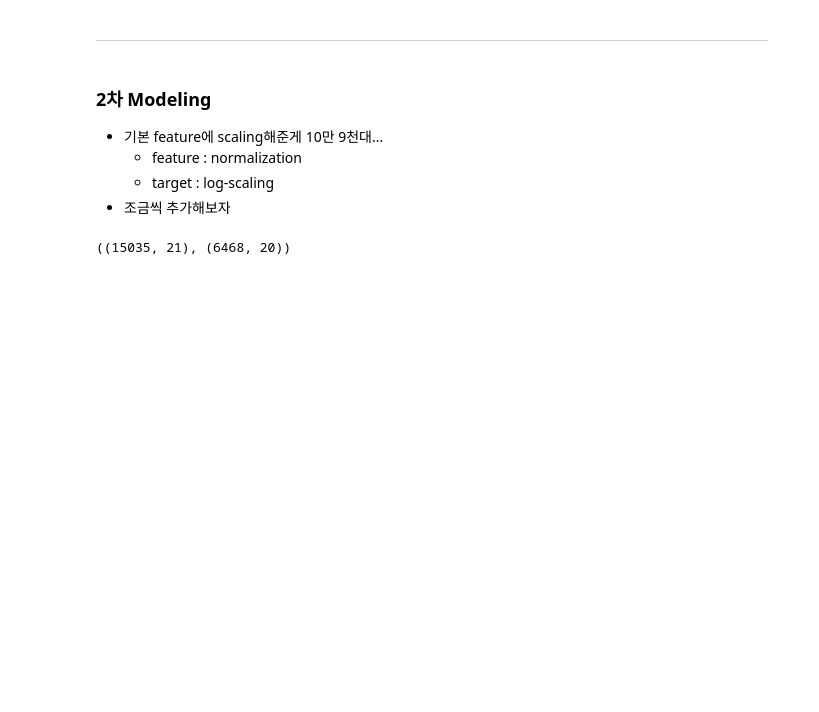
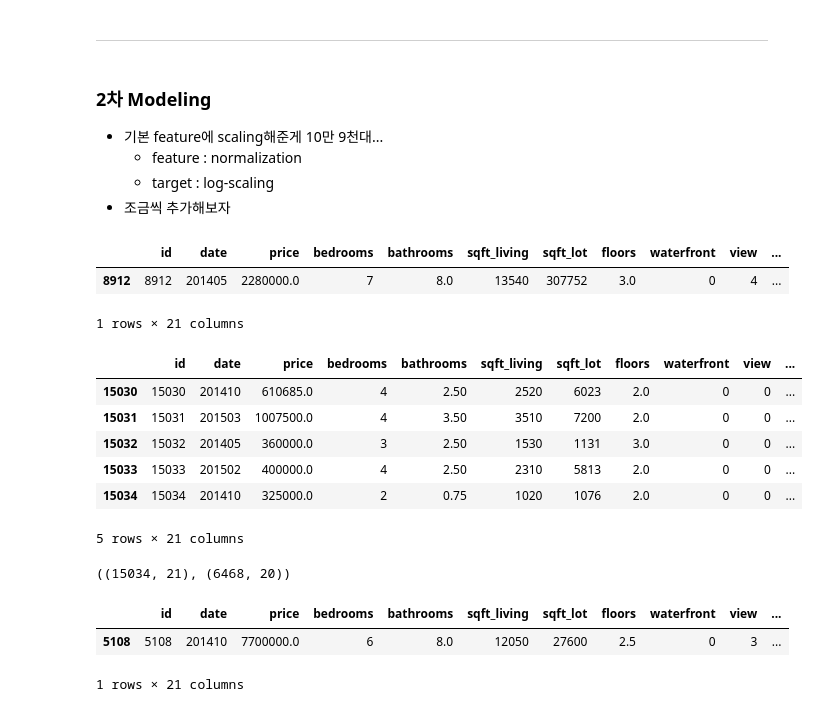
Before and after one commit to Junhojuno/everyday-kaggle, a Jupyter notebook: houseprice_prediction/code/Lets-Model-it.ipynb, the cells around one changed output. Cells and saved outputs as stored; diff of their text form; code cells hidden in the pictures; blank space fills up the shorter version.

```diff
--- a/houseprice_prediction/code/Lets-Model-it.ipynb
+++ b/houseprice_prediction/code/Lets-Model-it.ipynb
@@ -761,12 +761,29 @@ submission.to_csv("13th_submission.csv", index=False)
     - feature : normalization
     - target : log-scaling
 - 조금씩 추가해보자
+# %%
+df_train[df_train.sqft_living > 13000]
+# %% [output]
+|  | id | date | price | bedrooms | bathrooms | sqft_living | sqft_lot | floors | waterfront | view | ... |
+| 8912 | 8912 | 201405 | 2280000.0 | 7 | 8.0 | 13540 | 307752 | 3.0 | 0 | 4 | ... |
+1 rows × 21 columns
+# %%
+df_train.tail()
+# %% [output]
+|  | id | date | price | bedrooms | bathrooms | sqft_living | sqft_lot | floors | waterfront | view | ... |
+| 15030 | 15030 | 201410 | 610685.0 | 4 | 2.50 | 2520 | 6023 | 2.0 | 0 | 0 | ... |
+| 15031 | 15031 | 201503 | 1007500.0 | 4 | 3.50 | 3510 | 7200 | 2.0 | 0 | 0 | ... |
+| 15032 | 15032 | 201405 | 360000.0 | 3 | 2.50 | 1530 | 1131 | 3.0 | 0 | 0 | ... |
+| 15033 | 15033 | 201502 | 400000.0 | 4 | 2.50 | 2310 | 5813 | 2.0 | 0 | 0 | ... |
+| 15034 | 15034 | 201410 | 325000.0 | 2 | 0.75 | 1020 | 1076 | 2.0 | 0 | 0 | ... |
+5 rows × 21 columns
 # %%
 import numpy as np
 import pandas as pd
 import matplotlib.pyplot as plt
 import seaborn as sns
 import statsmodels.api as sm
+from sklearn.decomposition import PCA
 import warnings
 warnings.filterwarnings('ignore')
 
@@ -774,11 +791,18 @@ df_train = pd.read_csv("../dataset/train.csv")
 df_test = pd.read_csv("../dataset/test.csv")
 df_train['date'] = df_train['date'].map(lambda x : int(x.split('T')[0][:6]))
 df_test['date'] = df_test['date'].map(lambda x : int(x.split('T')[0][:6]))
-train_id = df_train.id
+df_train = df_train.loc[df_train.index != 8912, :] # outlier 제거
+# df_train = df_train.loc[df_train.index != 15034, :] # 얘는 normalization시 sqft feature가 모두 NaN이 되는 희한한...아이..
 test_id = df_test.id
 df_train.shape, df_test.shape
 # %% [output]
-((15035, 21), (6468, 20))
+((15034, 21), (6468, 20))
+# %%
+df_train[df_train.price == df_train.price.max()]
+# %% [output]
+|  | id | date | price | bedrooms | bathrooms | sqft_living | sqft_lot | floors | waterfront | view | ... |
+| 5108 | 5108 | 201410 | 7700000.0 | 6 | 8.0 | 12050 | 27600 | 2.5 | 0 | 3 | ... |
+1 rows × 21 columns
 # %% [markdown]
 #### 1. distance를 추가하자 --> 10만 7700대
 #### 2. 1(distance) + 47.5~47.7사이인지 여부를 추가하자 --> 10만 8천대
```
Also changed, not shown: parts of 10 cells of this notebook.
